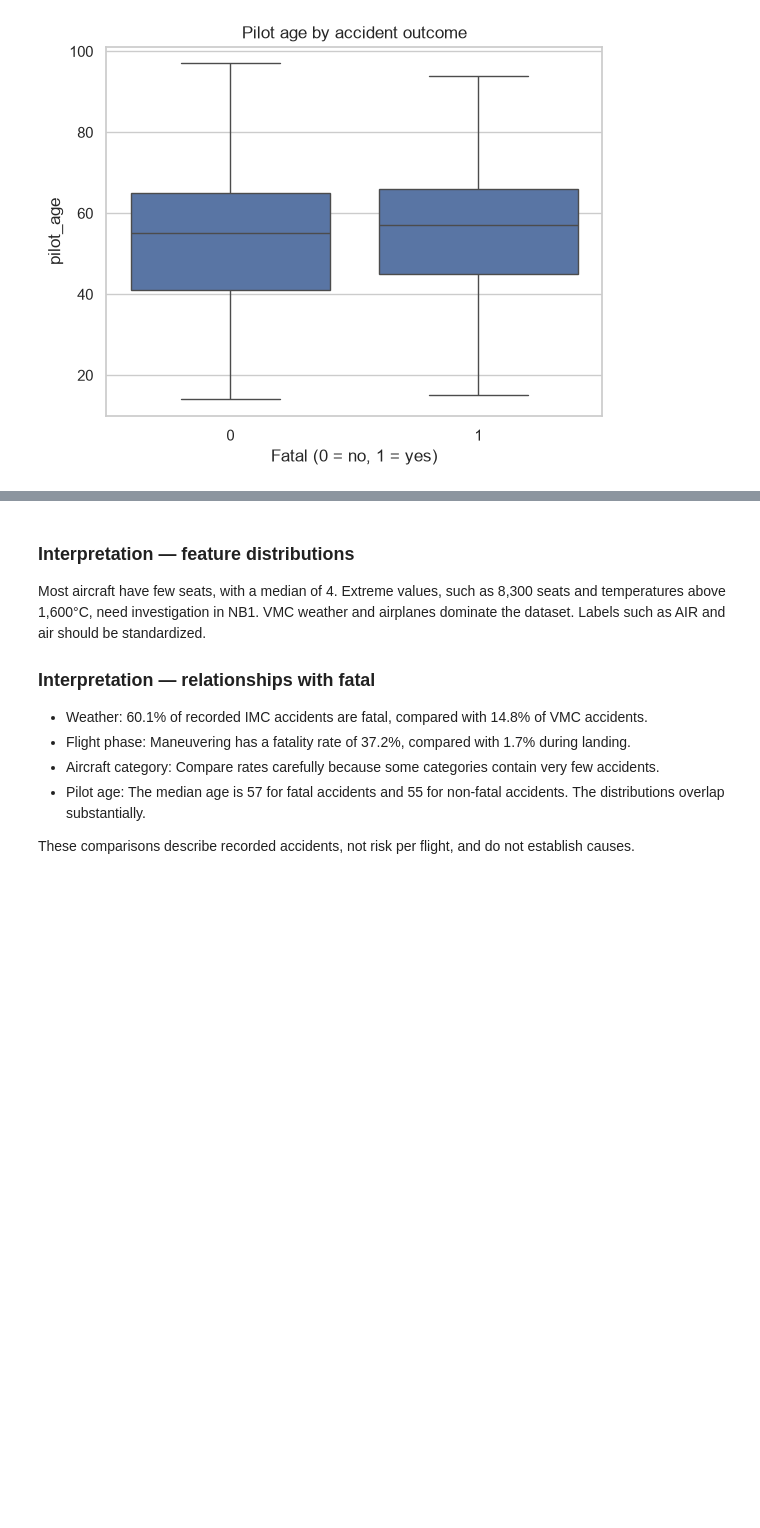
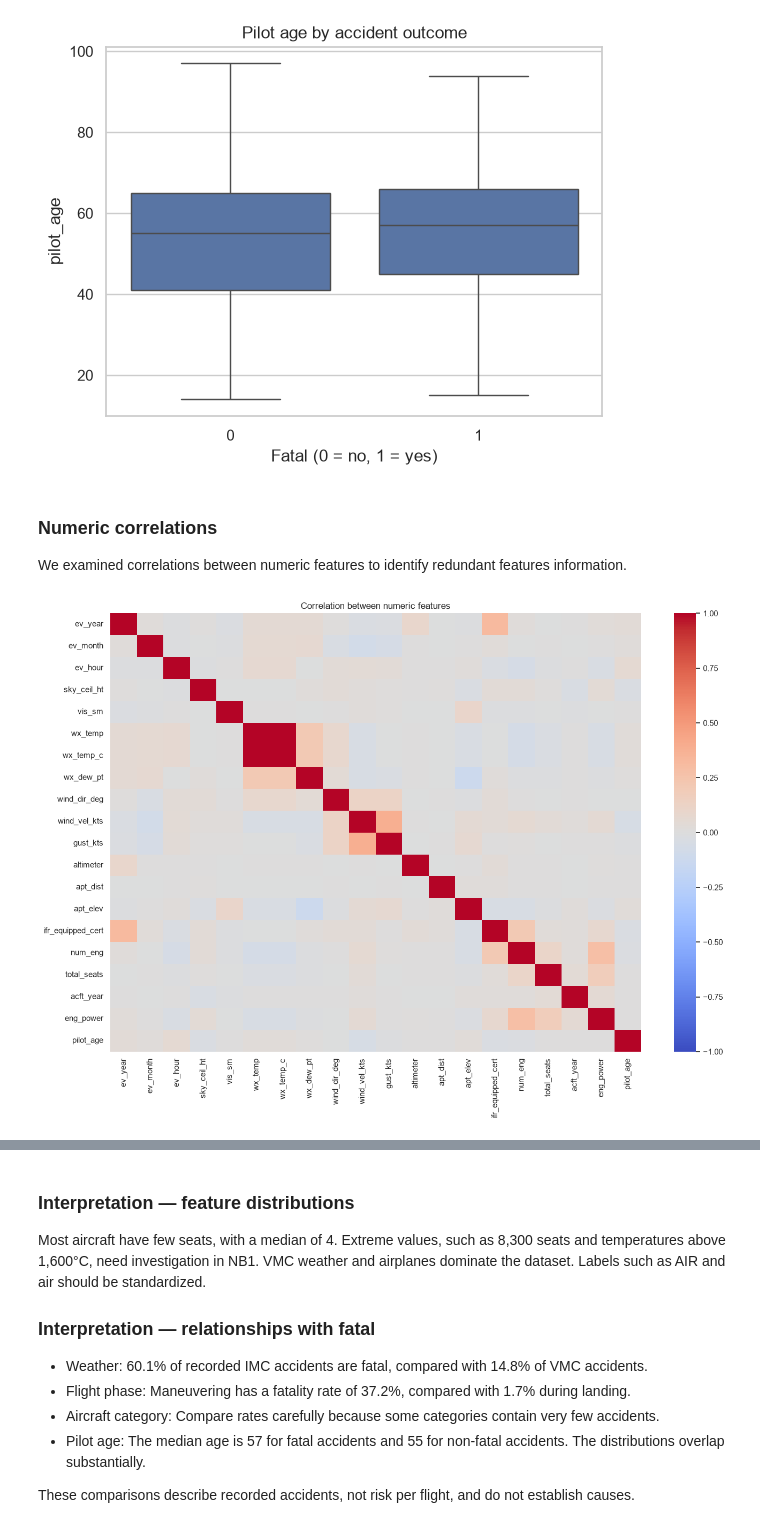
Before and after one commit to tiagoascensao06-lang/Machine-Learning-project---Plane-, a Jupyter notebook: ML_NB0_EDA.ipynb, the cells around one changed output, grey strips where cells are left out. Saved outputs shown, nothing was run; the diff lists cells and outputs as text; code cells hidden in the pictures; blank space fills up the shorter version.

Commit message:
Add numeric correlations and learn-predict comparison to NB0

```diff
--- a/ML_NB0_EDA.ipynb
+++ b/ML_NB0_EDA.ipynb
@@ -513,3 +514,23 @@ plt.xlabel('Fatal (0 = no, 1 = yes)')
 plt.show()
 # %% [output]
 [figure]
+# %% [markdown]
+### Numeric correlations
+
+We examined correlations between numeric features to identify redundant features information.
+# %%
+# Select numeric features, excluding the target
+numeric_data = learn_data.select_dtypes(include="number")
+numeric_data = numeric_data.drop(columns=["fatal", "row_id"], errors="ignore")
+
+# Calculate correlations
+correlations = numeric_data.corr()
+
+# Draw the heatmap
+plt.figure(figsize=(14, 10))
+sns.heatmap(correlations, cmap="coolwarm", vmin=-1, vmax=1, center=0)
+plt.title("Correlation between numeric features")
+plt.tight_layout()
+plt.show()
+# %% [output]
+[figure, added]
```
Also changed, not shown: parts of 8 cells of this notebook.
